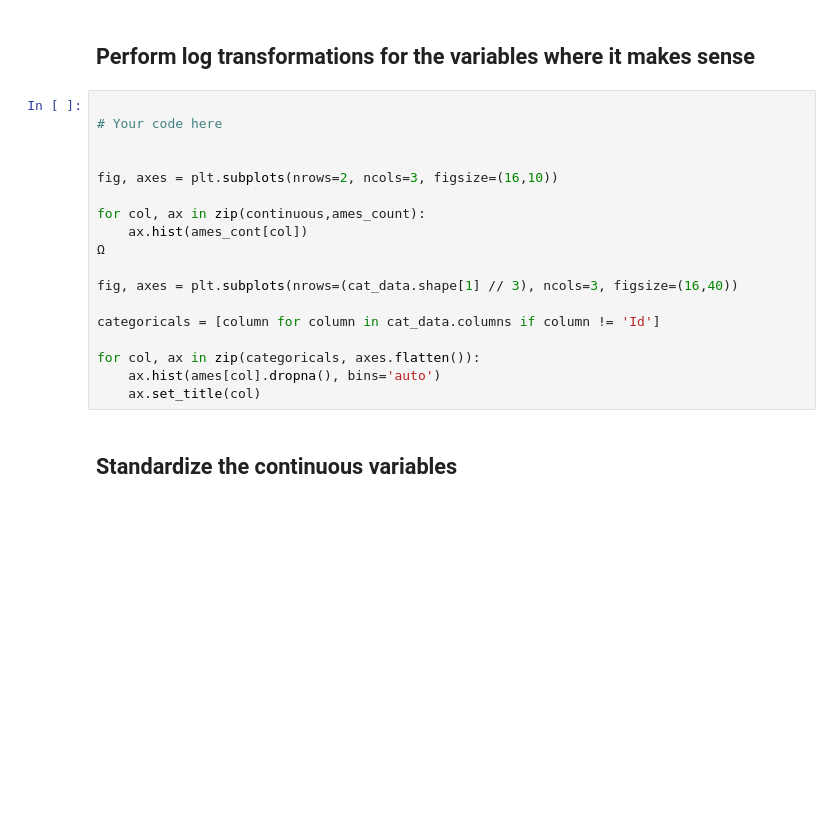
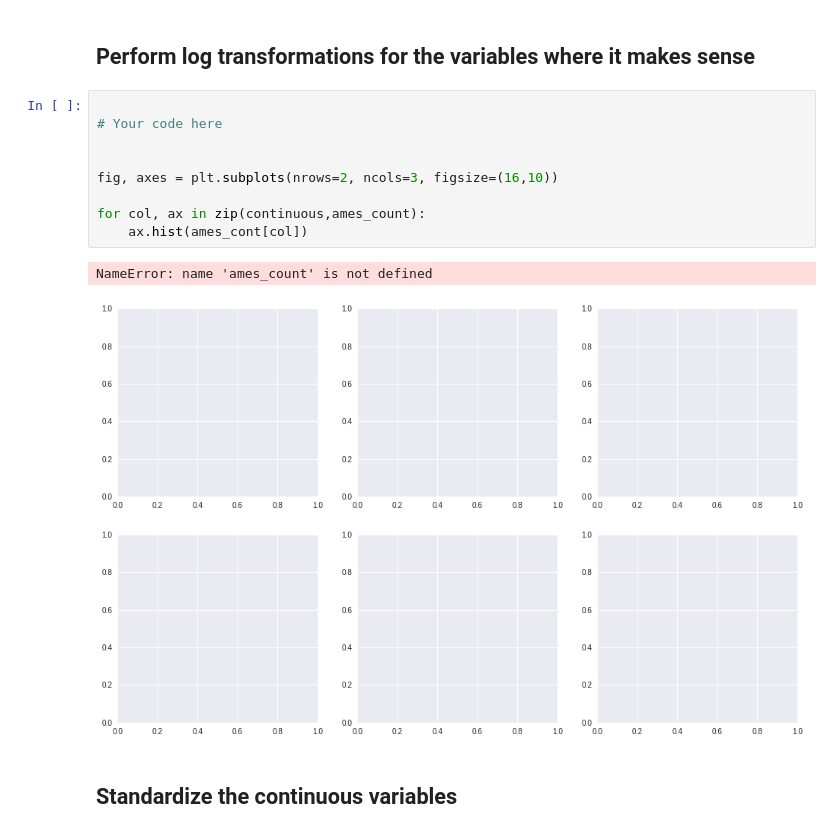
Before and after one commit to cmf-datasci/dsc-feature-scaling-and-normalization-lab-hbs-ds-060120, a Jupyter notebook: index.ipynb, the cells around one changed output. Saved outputs shown, nothing was run; the diff lists cells and outputs as text; blank space fills up the shorter version.

```diff
--- a/index.ipynb
+++ b/index.ipynb
@@ -71,21 +71,15 @@ ames_cont
 # %%
 
 # Your code here
 
 
 fig, axes = plt.subplots(nrows=2, ncols=3, figsize=(16,10))
 
 for col, ax in zip(continuous,ames_count):
     ax.hist(ames_cont[col])
-Ω
-
-fig, axes = plt.subplots(nrows=(cat_data.shape[1] // 3), ncols=3, figsize=(16,40))
-
-categoricals = [column for column in cat_data.columns if column != 'Id']
-
-for col, ax in zip(categoricals, axes.flatten()):
-    ax.hist(ames[col].dropna(), bins='auto')
-    ax.set_title(col)
+# %% [output]
+NameError: name 'ames_count' is not defined
+[figure, added]
 # %% [markdown]
 ## Standardize the continuous variables
 # %% [markdown]
```
